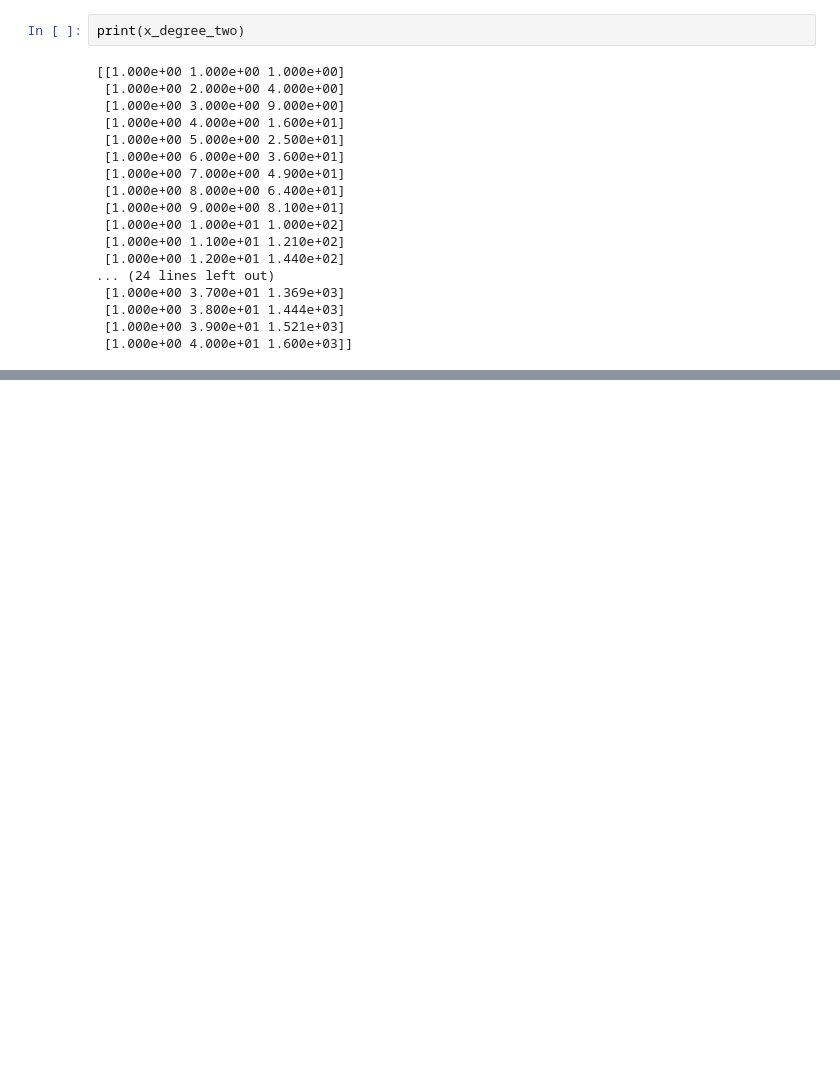
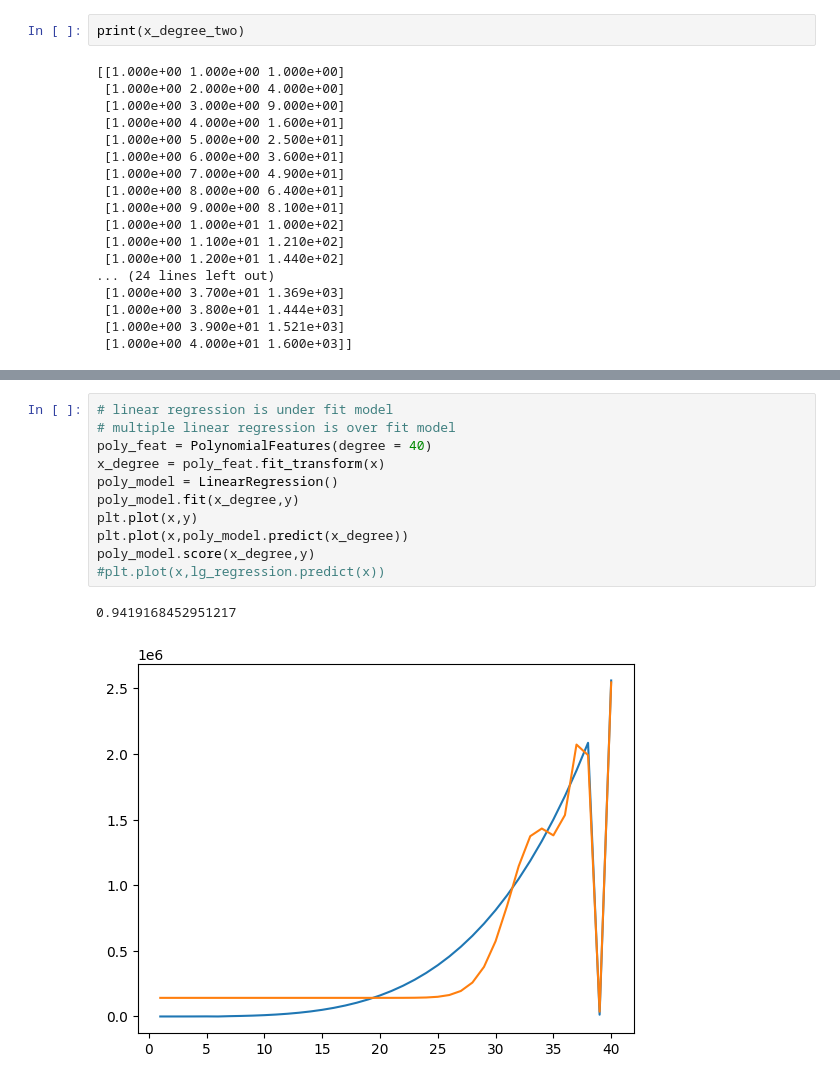
Before and after one commit to ganesh12112/ganesh12112, a Jupyter notebook: session_23_ai_and_ml_.ipynb, the cells around one changed output, grey strips where cells are left out. Saved outputs shown, nothing was run; the diff lists cells and outputs as text; blank space fills up the shorter version.

```diff
--- a/session_23_ai_and_ml_.ipynb
+++ b/session_23_ai_and_ml_.ipynb
@@ -119,0 +129,14 @@ print(x_degree_two)
+# %%
+# linear regression is under fit model
+# multiple linear regression is over fit model
+poly_feat = PolynomialFeatures(degree = 40)
+x_degree = poly_feat.fit_transform(x)
+poly_model = LinearRegression()
+poly_model.fit(x_degree,y)
+plt.plot(x,y)
+plt.plot(x,poly_model.predict(x_degree))
+poly_model.score(x_degree,y)
+#plt.plot(x,lg_regression.predict(x))
+# %% [output]
+0.9419168452951217
+[figure, added]
```
Also changed, not shown: parts of 39 cells of this notebook.
